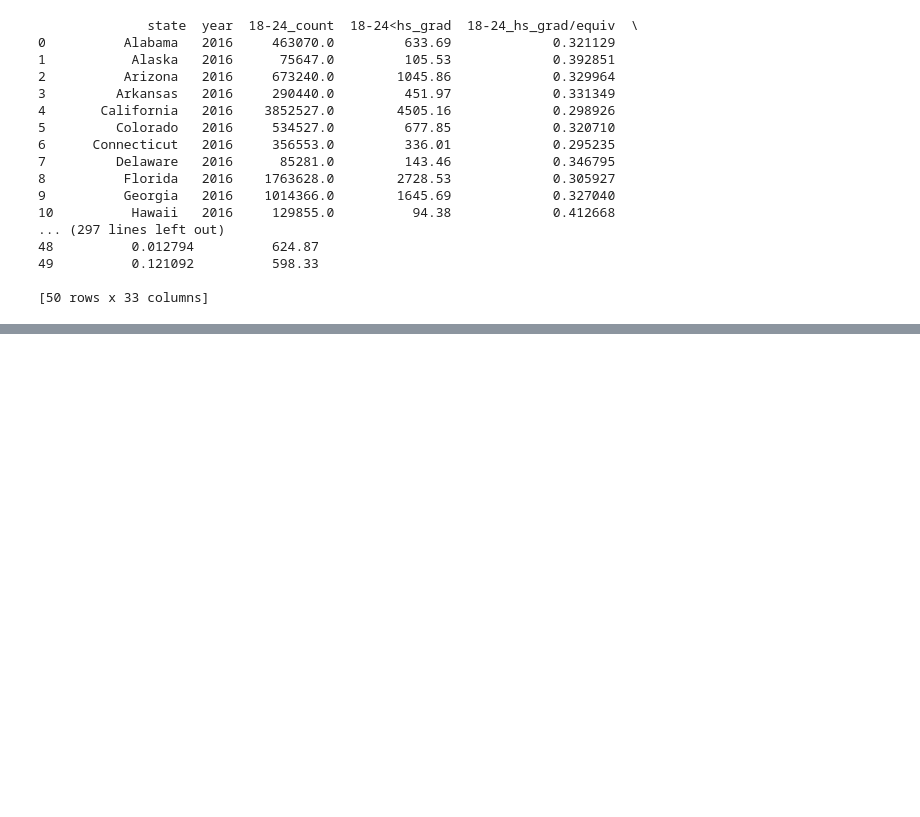
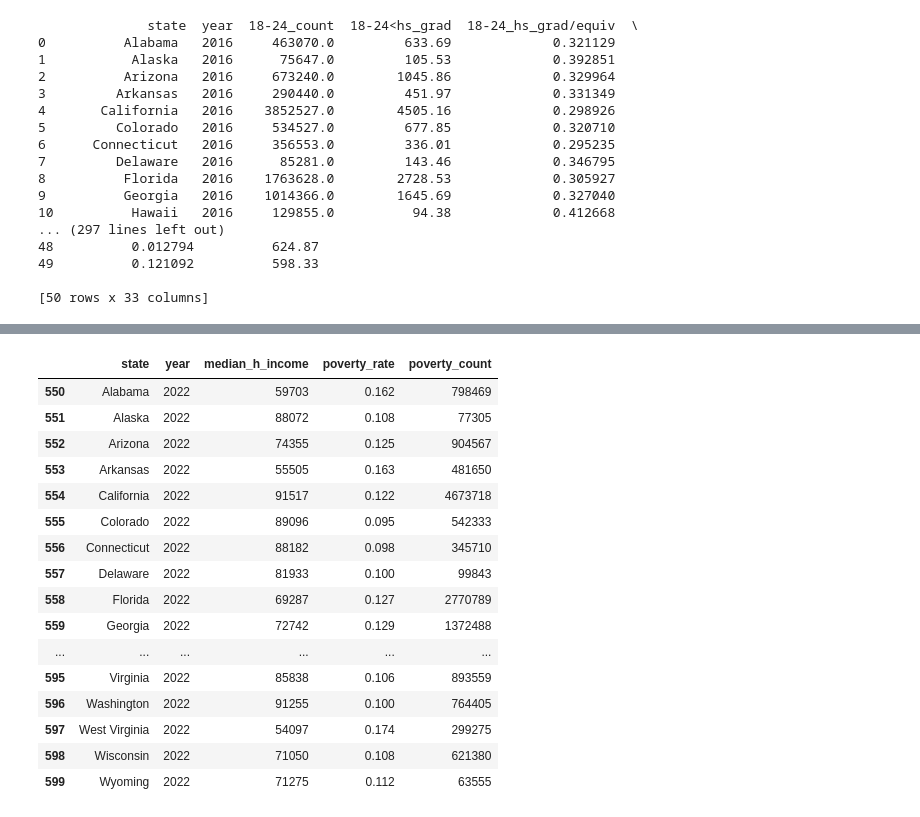
Before and after one commit to Ashleigh-Wittenberg/poverty-analysis, a Jupyter notebook: Resources/normalizing.ipynb, the cells around one changed output, grey strips where cells are left out. Saved outputs shown, nothing was run; the diff lists cells and outputs as text; code cells hidden in the pictures; blank space fills up the shorter version.

```diff
--- a/Resources/normalizing.ipynb
+++ b/Resources/normalizing.ipynb
@@ -94,0 +198,32 @@ for year in range(2015, 2023):
+# %%
+api_df = pd.read_csv("API_Poverty.csv")
+
+# Reorder the columns
+api_df = api_df[['state', 'year', 'median_h_income', 'poverty_rate', 'poverty_count']]
+
+#Assuming api_df is your DataFrame
+api_df = api_df[api_df['state'] != 'District of Columbia']
+
+# Reset index if needed
+api_df.reset_index(drop=True, inplace=True)
+
+# Display the first few rows of the DataFrame
+api_df.tail()
+# %% [output]
+|  | state | year | median_h_income | poverty_rate | poverty_count |
+| 550 | Alabama | 2022 | 59703 | 0.162 | 798469 |
+| 551 | Alaska | 2022 | 88072 | 0.108 | 77305 |
+| 552 | Arizona | 2022 | 74355 | 0.125 | 904567 |
+| 553 | Arkansas | 2022 | 55505 | 0.163 | 481650 |
+| 554 | California | 2022 | 91517 | 0.122 | 4673718 |
+| 555 | Colorado | 2022 | 89096 | 0.095 | 542333 |
+| 556 | Connecticut | 2022 | 88182 | 0.098 | 345710 |
+| 557 | Delaware | 2022 | 81933 | 0.100 | 99843 |
+| 558 | Florida | 2022 | 69287 | 0.127 | 2770789 |
+| 559 | Georgia | 2022 | 72742 | 0.129 | 1372488 |
+| ... | ... | ... | ... | ... | ... |
+| 595 | Virginia | 2022 | 85838 | 0.106 | 893559 |
+| 596 | Washington | 2022 | 91255 | 0.100 | 764405 |
+| 597 | West Virginia | 2022 | 54097 | 0.174 | 299275 |
+| 598 | Wisconsin | 2022 | 71050 | 0.108 | 621380 |
+| 599 | Wyoming | 2022 | 71275 | 0.112 | 63555 |
```
Also changed, not shown: parts of 6 cells of this notebook, 13 other files.
